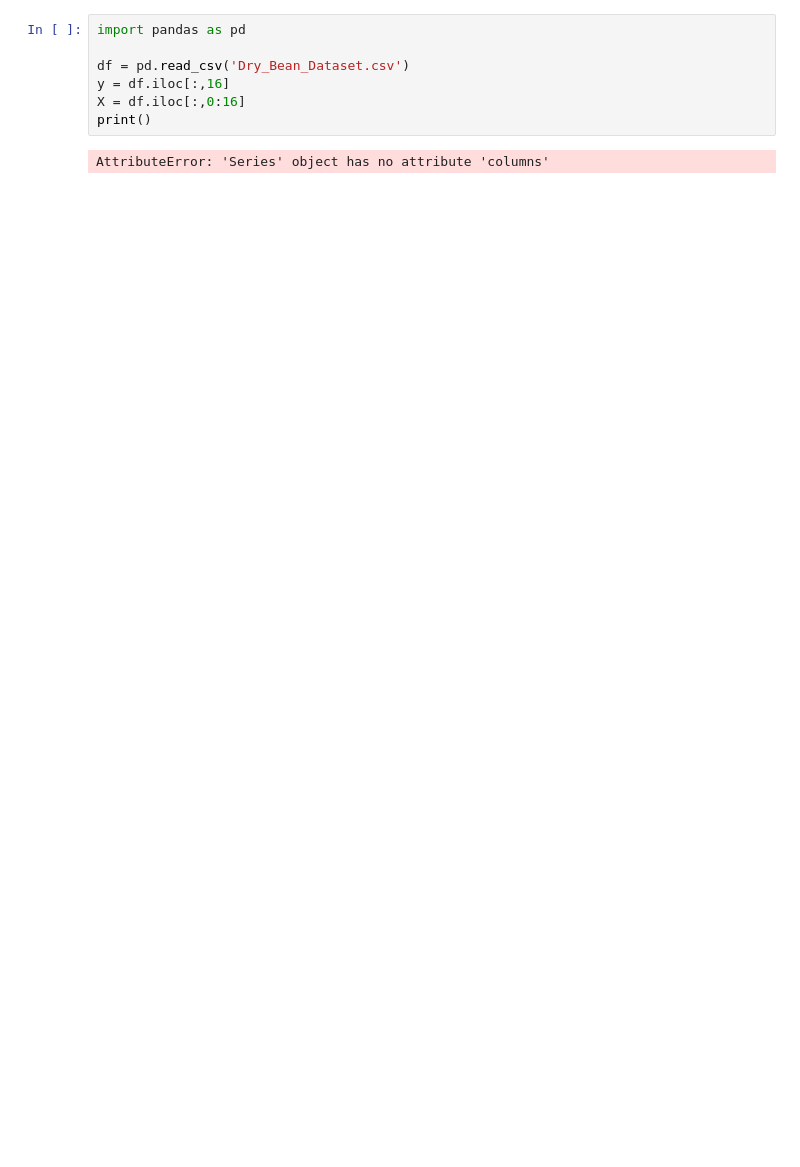
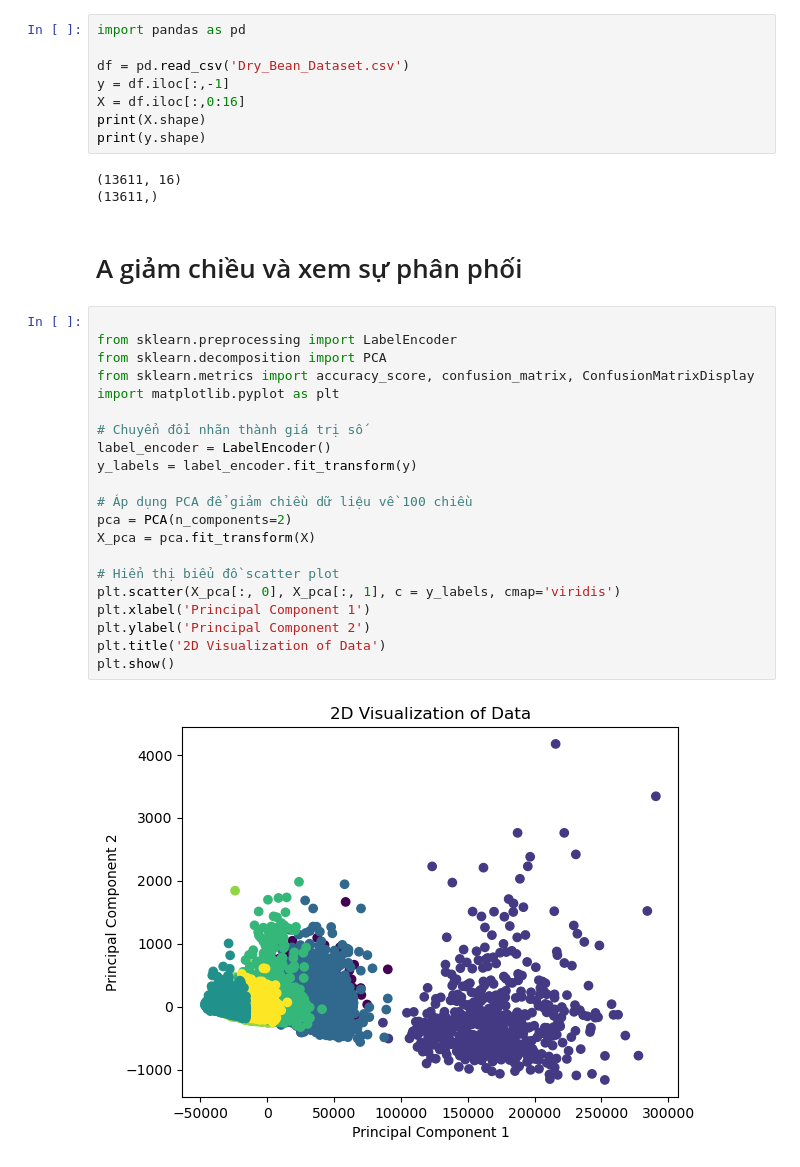
Before and after one commit to NaNa2403/MachineLearning, a Jupyter notebook: MLP/Task4.ipynb, the cells around one changed output. Cells and saved outputs as stored; diff of their text form; blank space fills up the shorter version.

```diff
--- a/MLP/Task4.ipynb
+++ b/MLP/Task4.ipynb
@@ -2,8 +2,35 @@
 import pandas as pd
 
 df = pd.read_csv('Dry_Bean_Dataset.csv')
-y = df.iloc[:,16]
+y = df.iloc[:,-1]
 X = df.iloc[:,0:16]
-print()
+print(X.shape)
+print(y.shape)
 # %% [output]
-AttributeError: 'Series' object has no attribute 'columns'
+(13611, 16)
+(13611,)
+# %% [markdown]
+# A giảm chiều và xem sự phân phối
+# %%
+
+from sklearn.preprocessing import LabelEncoder
+from sklearn.decomposition import PCA
+from sklearn.metrics import accuracy_score, confusion_matrix, ConfusionMatrixDisplay
+import matplotlib.pyplot as plt
+
+# Chuyển đổi nhãn thành giá trị số
+label_encoder = LabelEncoder()
+y_labels = label_encoder.fit_transform(y)
+
+# Áp dụng PCA để giảm chiều dữ liệu về 100 chiều
+pca = PCA(n_components=2)
+X_pca = pca.fit_transform(X)
+
+# Hiển thị biểu đồ scatter plot
+plt.scatter(X_pca[:, 0], X_pca[:, 1], c = y_labels, cmap='viridis')
+plt.xlabel('Principal Component 1')
+plt.ylabel('Principal Component 2')
+plt.title('2D Visualization of Data')
+plt.show()
+# %% [output]
+[figure, added]
```
Also changed, not shown: parts of 11 cells of this notebook, 22 other files.
